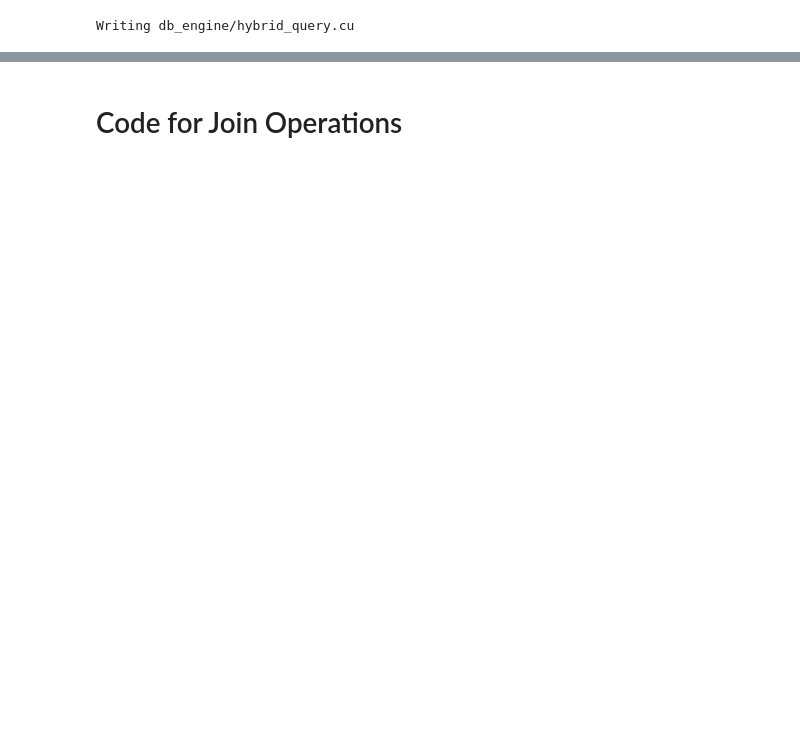
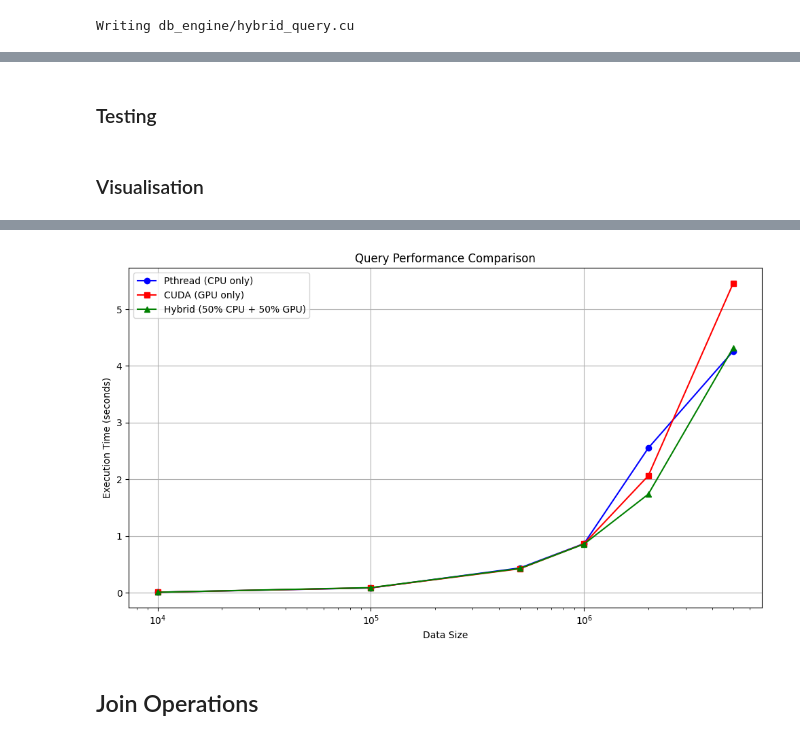
Before and after one commit to DuaeZahra/Hybrid-Parallel-Database-Query-Engine, a Jupyter notebook: cs317_project.ipynb, the cells around one changed output, grey strips where cells are left out. Saved outputs shown, nothing was run; the diff lists cells and outputs as text; code cells hidden in the pictures; blank space fills up the shorter version.

```diff
--- a/cs317_project.ipynb
+++ b/cs317_project.ipynb
@@ -799,0 +840,2 @@ Group results (first 5 groups):
+# %% [markdown]
+### Testing
@@ -799,0 +888,75 @@ Group results (first 5 groups):
+# %% [markdown]
+### Visualisation
+# %%
+# Run tests and plot
+def performance_comparison():
+    global lib
+    lib = AdvancedLib()
+    cpu_threads = 4
+    num_groups = 10
+    data_sizes = [10_000, 100_000, 500_000, 1_000_000, 2_000_000, 5_000_000]
+
+    pthread_times = []
+    cuda_times = []
+    hybrid_times = []
+
+    print("\nRunning performance comparison...\n")
+    for size in data_sizes:
+        np.random.seed(42)
+        values = np.random.randint(0, 100, size=size, dtype=np.int32)
+        keys = np.random.randint(0, num_groups, size=size, dtype=np.int32)
+
+        # CPU only
+        t_cpu = test_groupby(values, keys, num_groups, cpu_threads, gpu_ratio=0.0)
+        pthread_times.append(t_cpu[3])
+
+        # GPU only
+        t_gpu = test_groupby(values, keys, num_groups, cpu_threads, gpu_ratio=1.0)
+        cuda_times.append(t_gpu[3])
+
+        # Hybrid
+        t_hybrid = test_groupby(values, keys, num_groups, cpu_threads, gpu_ratio=0.5)
+        hybrid_times.append(t_hybrid[3])
+
+        print(f"Data Size: {size} | CPU: {t_cpu[3]:.4f}s | GPU: {t_gpu[3]:.4f}s | Hybrid: {t_hybrid[3]:.4f}s")
+
+    # Plotting
+    plt.figure(figsize=(10, 6))
+    plt.plot(data_sizes, pthread_times, 'b-o', label='Pthread (CPU only)')
+    plt.plot(data_sizes, cuda_times, 'r-s', label='CUDA (GPU only)')
+    plt.plot(data_sizes, hybrid_times, 'g-^', label='Hybrid (50% CPU + 50% GPU)')
+    plt.xlabel('Data Size')
+    plt.ylabel('Execution Time (seconds)')
+    plt.title('Query Performance Comparison')
+    plt.legend()
+    plt.grid(True)
+    plt.xscale('log')
+    plt.tight_layout()
+    plt.show()
+
+# Generate test data for groupby operation
+def run_tests():
+    data_size = 2000000
+    num_groups = 10
+
+    # Use fixed seed for reproducible results
+    np.random.seed(42)
+    values = np.random.randint(0, 100, size=data_size, dtype=np.int32)
+    keys = np.random.randint(0, num_groups, size=data_size, dtype=np.int32)
+
+    # Test groupby with different GPU/CPU ratios
+    print("\nTesting GroupBy operation with different GPU/CPU ratios:")
+    for ratio in [0.0, 0.25, 0.5, 0.75, 1.0]:
+        group_sums, group_counts, group_avgs, execution_time = test_groupby(values, keys, num_groups, 4, ratio)
+        print(f"GPU ratio {ratio:.2f} - Execution time: {execution_time:.4f} seconds")
+
+        # Print results for first few groups
+        print("Group results (first 5 groups):")
+        for i in range(min(5, num_groups)):
+            print(f"  Group {i}: Sum = {group_sums[i]}, Count = {group_counts[i]}, Avg = {group_avgs[i]:.2f}")
+        print("")
+
+if __name__ == "__main__":
+    run_tests()
+    performance_comparison()
+# %% [output]
@@ -800,2 +980,3 @@ Group results (first 5 groups):
+[figure, added]
 # %% [markdown]
-# Code for Join Operations
+## Join Operations
```
Also changed, not shown: parts of 42 cells of this notebook.
